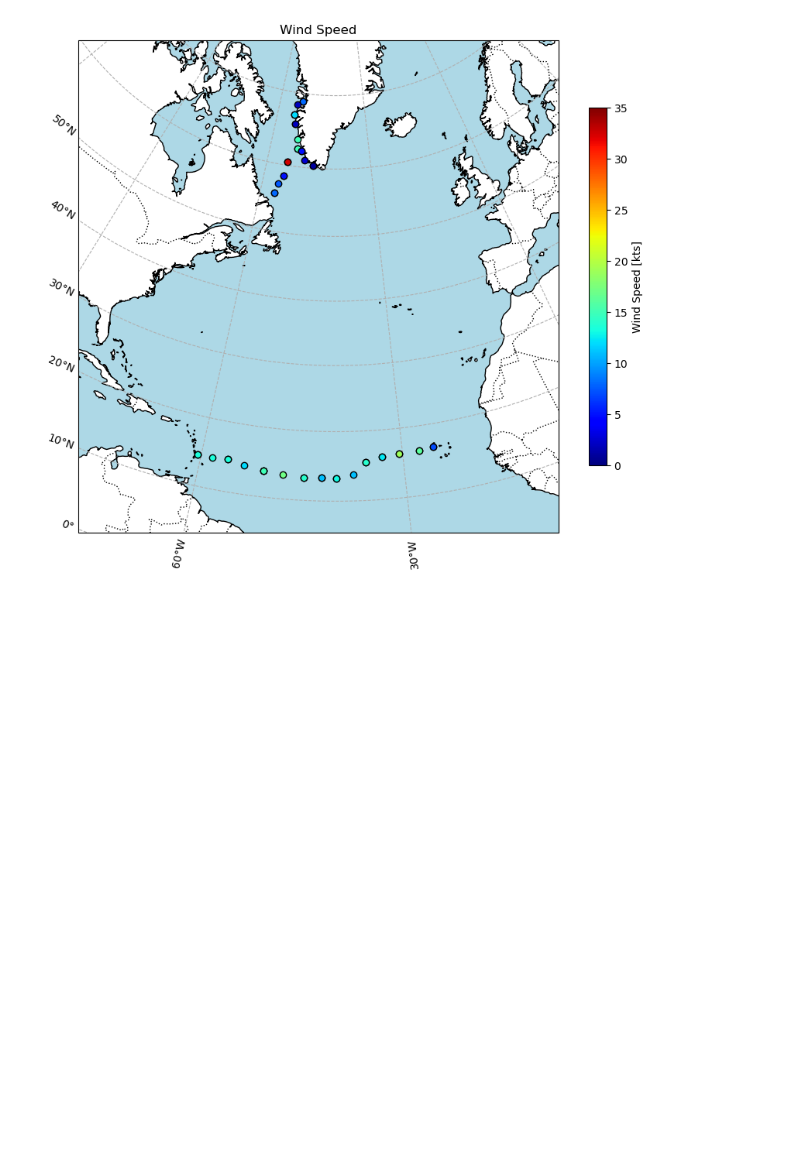
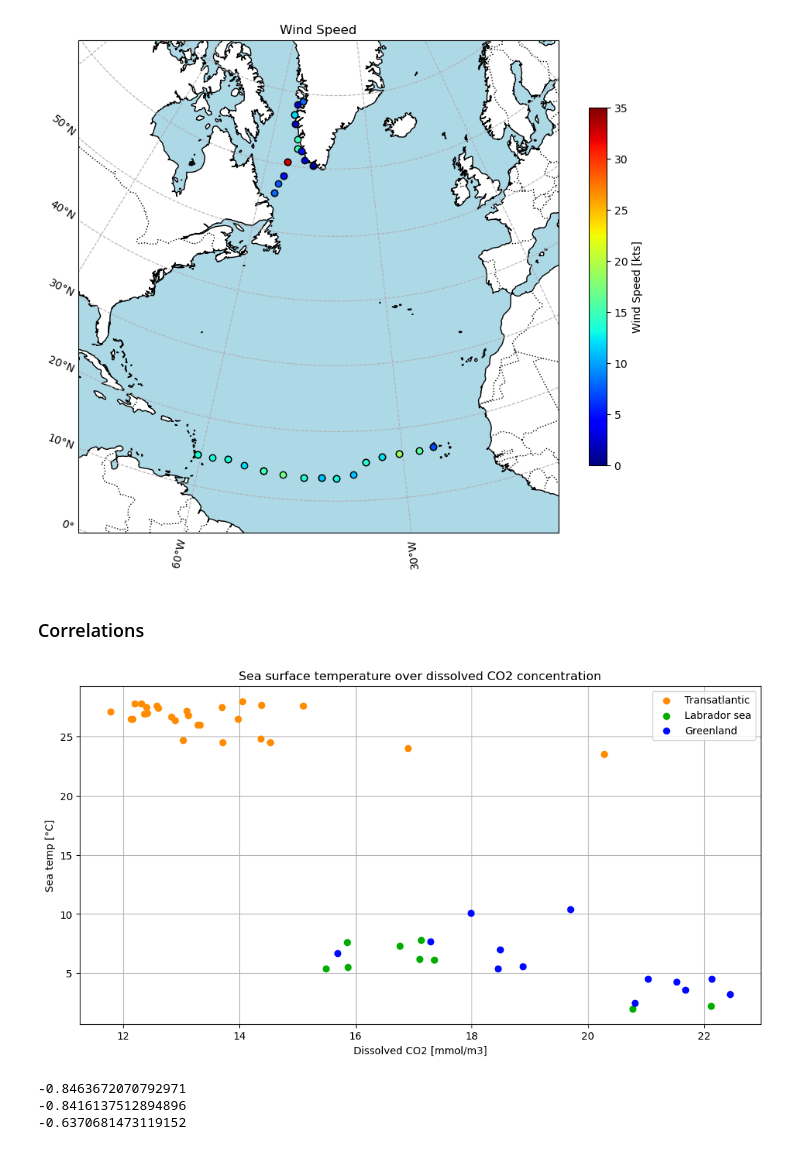
Before and after one commit to lolapricam/Sea-air_fluxes_Arctic, a Jupyter notebook: graphs.ipynb, the cells around one changed output. Drawn from its saved outputs; the diff is of its cells as text; code cells hidden in the pictures; blank space fills up the shorter version.

Commit message:
correlations

```diff
--- a/graphs.ipynb
+++ b/graphs.ipynb
@@ -816,8 +816,8 @@ def WS_min_max(wind_speed):
 
 # Apply function to create new columns
 metadata[['Min_Wind_Speed [kts]', 'Max_Wind_Speed [kts]']] = metadata['TWS [kts]'].apply(WS_min_max)
-F_mean_CO2_mmolm2d = np.mean([metadata['Min_Wind_Speed [kts]'], metadata['Max_Wind_Speed [kts]']], axis = 0)
-metadata['Mean_Wind_Speed [kts]'] = F_mean_CO2_mmolm2d
+mean_WS = np.mean([metadata['Min_Wind_Speed [kts]'], metadata['Max_Wind_Speed [kts]']], axis = 0)
+metadata['Mean_Wind_Speed [kts]'] = mean_WS
 
 # Display the first rows
 print(metadata.head())
@@ -882,3 +882,37 @@ plt.savefig(os.path.join('Results', 'Wind_Speed.png' ), bbox_inches='tight', dpi
 plt.show()
 # %% [output]
 [figure]
+# %% [markdown]
+### Correlations
+# %%
+# Dissolved CO2 VS sea temp
+plt.figure(figsize=(12, 6))
+plt.scatter(data['co2_mmolm3'][:27], metadata['Tw_b [°C]'][:27], marker='o', color = '#ff8b00', label= 'Transatlantic', zorder = 2)
+plt.scatter(data['co2_mmolm3'][27:36], metadata['Tw_b [°C]'][27:36], marker='o', color = '#00ac00', label = "Labrador sea", zorder = 2)
+plt.scatter(data['co2_mmolm3'][36:], metadata['Tw_b [°C]'][36:], marker='o', color = '#0008ff', label = "Greenland", zorder = 2)
+
+plt.title('Sea surface temperature over dissolved CO2 concentration')
+plt.xlabel('Dissolved CO2 [mmol/m3]')
+plt.ylabel('Sea temp [°C]')
+plt.grid(True, zorder=0)
+plt.legend()
+
+# Export as an image
+#plt.savefig(os.path.join('Results', 'Tw_VS_salinity.png' ), bbox_inches='tight', dpi=150)
+
+plt.show()
+# %% [output]
+[figure, added]
+# %%
+corr_seaT_dissCO2 = data['co2_mmolm3'].corr(metadata['Tw_b [°C]'])  # Pearson by default
+# For Spearman or Kendall:
+spearman_corr_seaT_dissCO2 = data['co2_mmolm3'].corr(metadata['Tw_b [°C]'], method='spearman')
+kendall_corr_seaT_dissCO2 = data['co2_mmolm3'].corr(metadata['Tw_b [°C]'], method='kendall')
+
+print(corr_seaT_dissCO2)
+print(spearman_corr_seaT_dissCO2)
+print(kendall_corr_seaT_dissCO2)
+# %% [output]
+-0.8463672070792971
+-0.8416137512894896
+-0.6370681473119152
```
Also changed, not shown: parts of 2 cells of this notebook, 4 other files.
